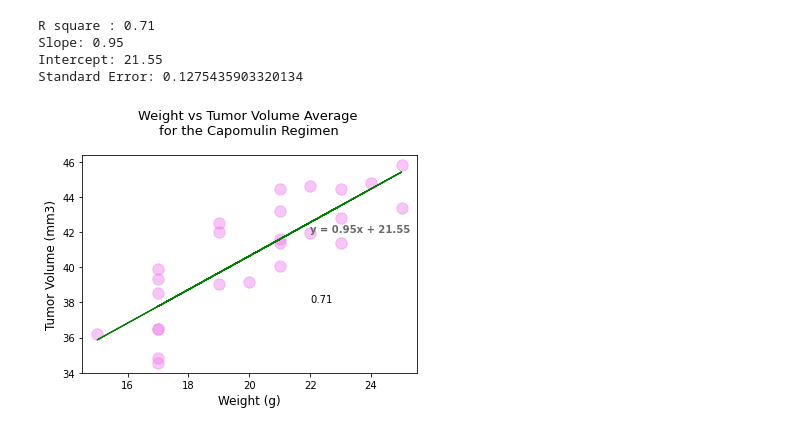
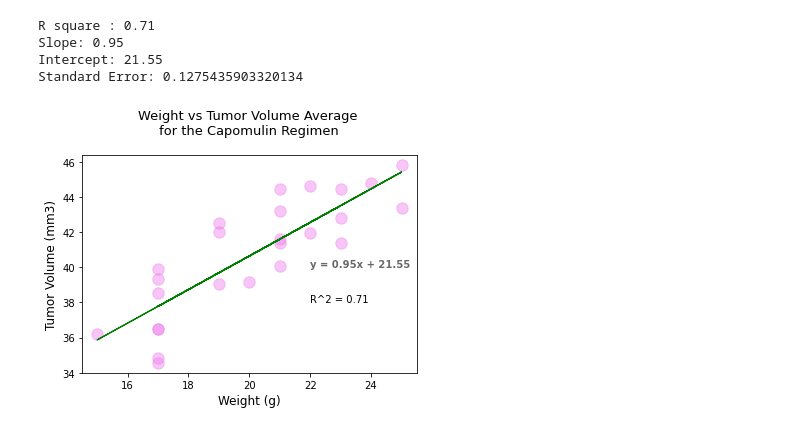
Before and after one commit to susanquiros/Matplotlib--The-Power-of-Plots, a Jupyter notebook: Pymaceuticals/pymaceuticals_starter.ipynb, the cells around one changed output. Drawn from its saved outputs; the diff is of its cells as text; code cells hidden in the pictures.

```diff
--- a/Pymaceuticals/pymaceuticals_starter.ipynb
+++ b/Pymaceuticals/pymaceuticals_starter.ipynb
@@ -381,13 +381,13 @@ Standard Error: 0.1275435903320134
 # %%
 avg_mouse = drug_df.groupby(['Mouse ID']).mean()[['Weight (g)', 'Tumor Volume (mm3)']]
 plt.scatter (avg_mouse['Weight (g)'], avg_mouse['Tumor Volume (mm3)'], color = 'violet', s = 130, alpha= 0.450)
 plt.title(f'Weight vs Tumor Volume Average \n for the Capomulin Regimen \n', fontsize=13)
 plt.xlabel('Weight (g)', fontsize= 12)
 plt.ylabel('Tumor Volume (mm3)', fontsize=12)
 
 plt.plot(avg_mouse['Weight (g)'],regression_value, 'r-',linewidth =1.2, color = 'green')
-plt.annotate(formula, (22,42), fontsize = 10 , color = 'dimgray',fontweight = 'bold')
-plt.annotate(rsquare, (22,38))
+plt.annotate(formula, (22,40), fontsize = 10 , color = 'dimgray',fontweight = 'bold')
+plt.annotate(f'R^2 = {rsquare}', (22,38))
 plt.show()
 # %% [output]
-[figure, old version]
+[figure, new version]
```
Also changed, not shown: parts of 1 cell of this notebook.
